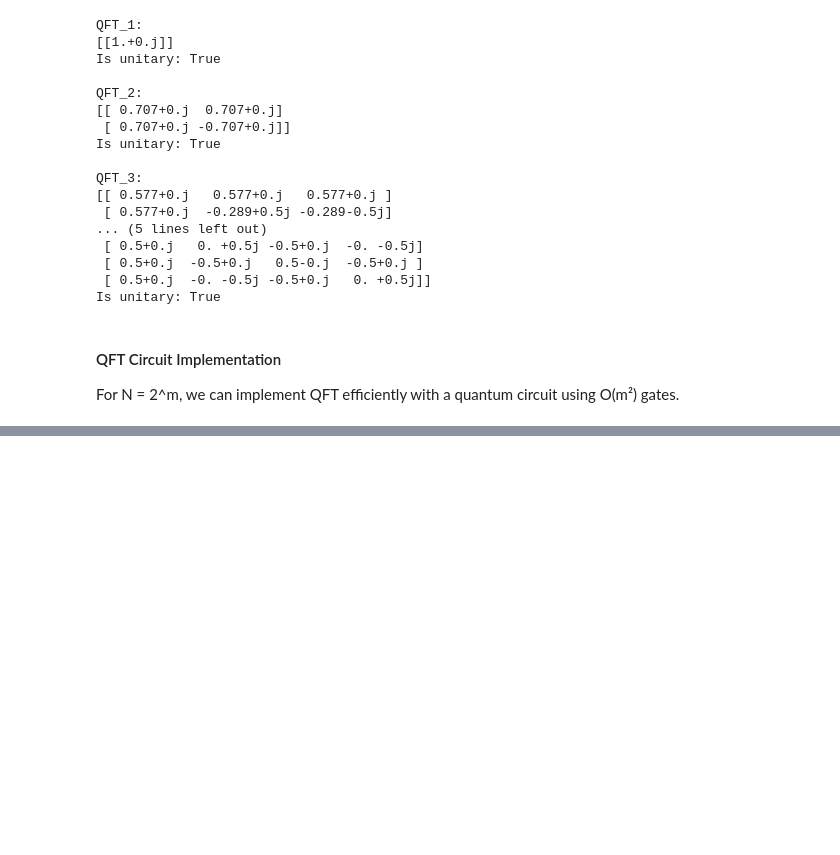
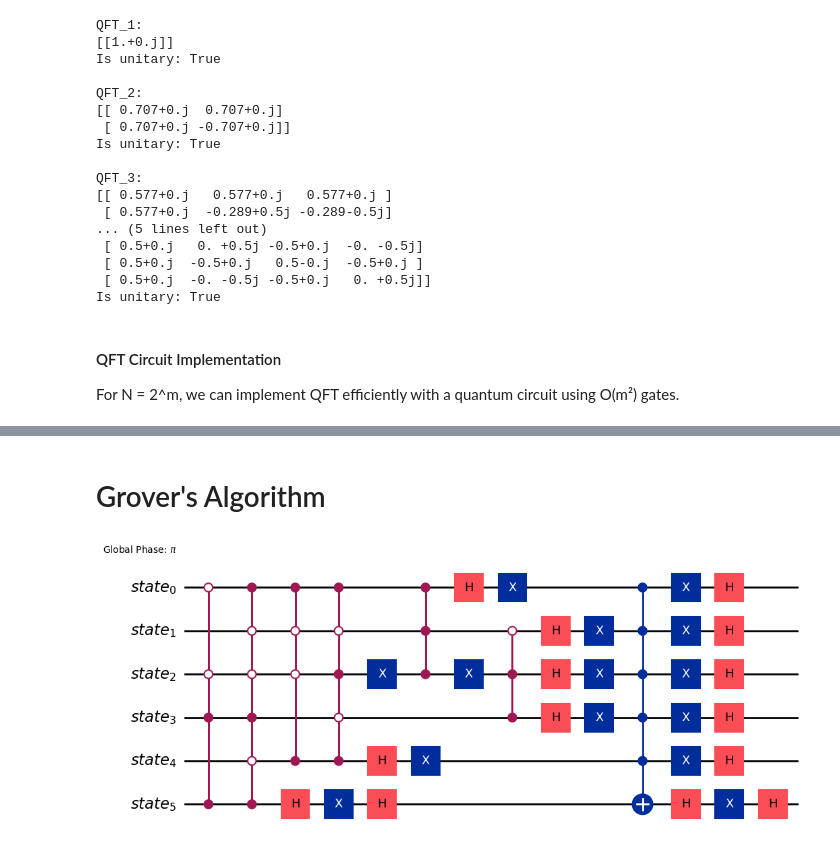
Before and after one commit to phuong0111/Quantum-computing, a Jupyter notebook: 02.Fundamentals-of-quantum-algorithms/code.ipynb, the cells around one changed output, grey strips where cells are left out. Cells and saved outputs as stored; diff of their text form; code cells hidden in the pictures; blank space fills up the shorter version.

```diff
--- a/02.Fundamentals-of-quantum-algorithms/code.ipynb
+++ b/02.Fundamentals-of-quantum-algorithms/code.ipynb
@@ -819,0 +1561,19 @@ Measurement counts:
+# %% [markdown]
+# Grover's Algorithm
+# %%
+from qiskit import QuantumCircuit
+from qiskit_algorithms import AmplificationProblem
+from qiskit.circuit.library import PhaseOracle
+
+log_expr = '((Ben & Lia) | (Martin & Mia) | (Ben & Feyling) | (Jack & Mia)) & ~(Lia & Martin)'
+oracle = PhaseOracle(expression=log_expr)
+
+# define Grover's algorithm
+problem = AmplificationProblem(oracle)
+
+# now we can have a look at the Grover operator that is used in running the algorithm
+# (Algorithm circuits are wrapped in a gate to appear in composition as a block
+# so we have to decompose() the op to see it expanded into its component gates.)
+problem.grover_operator.decompose().draw(output="mpl")
+# %% [output]
+[figure, added]
```
Also changed, not shown: parts of 15 cells of this notebook, 6 other files.
